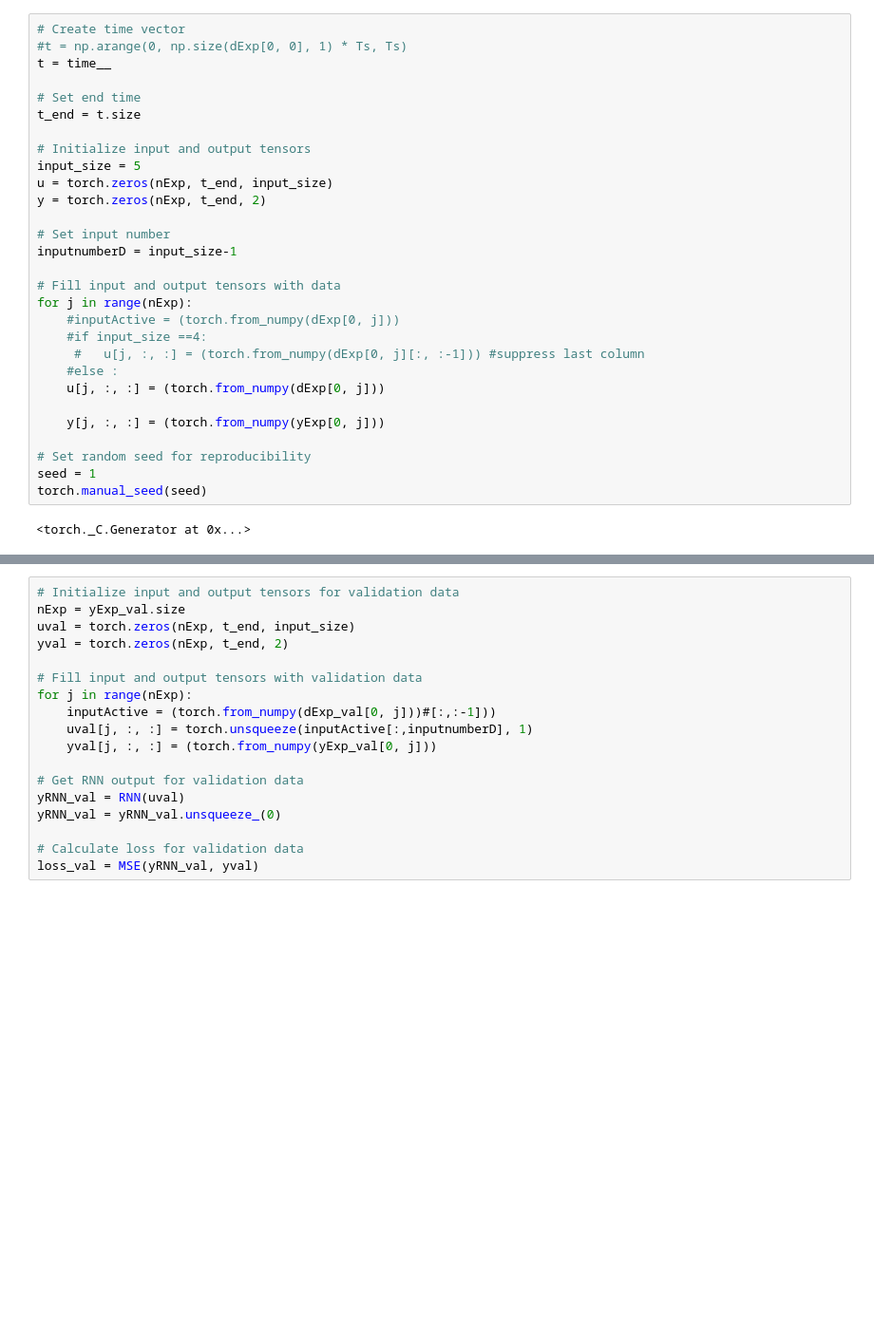
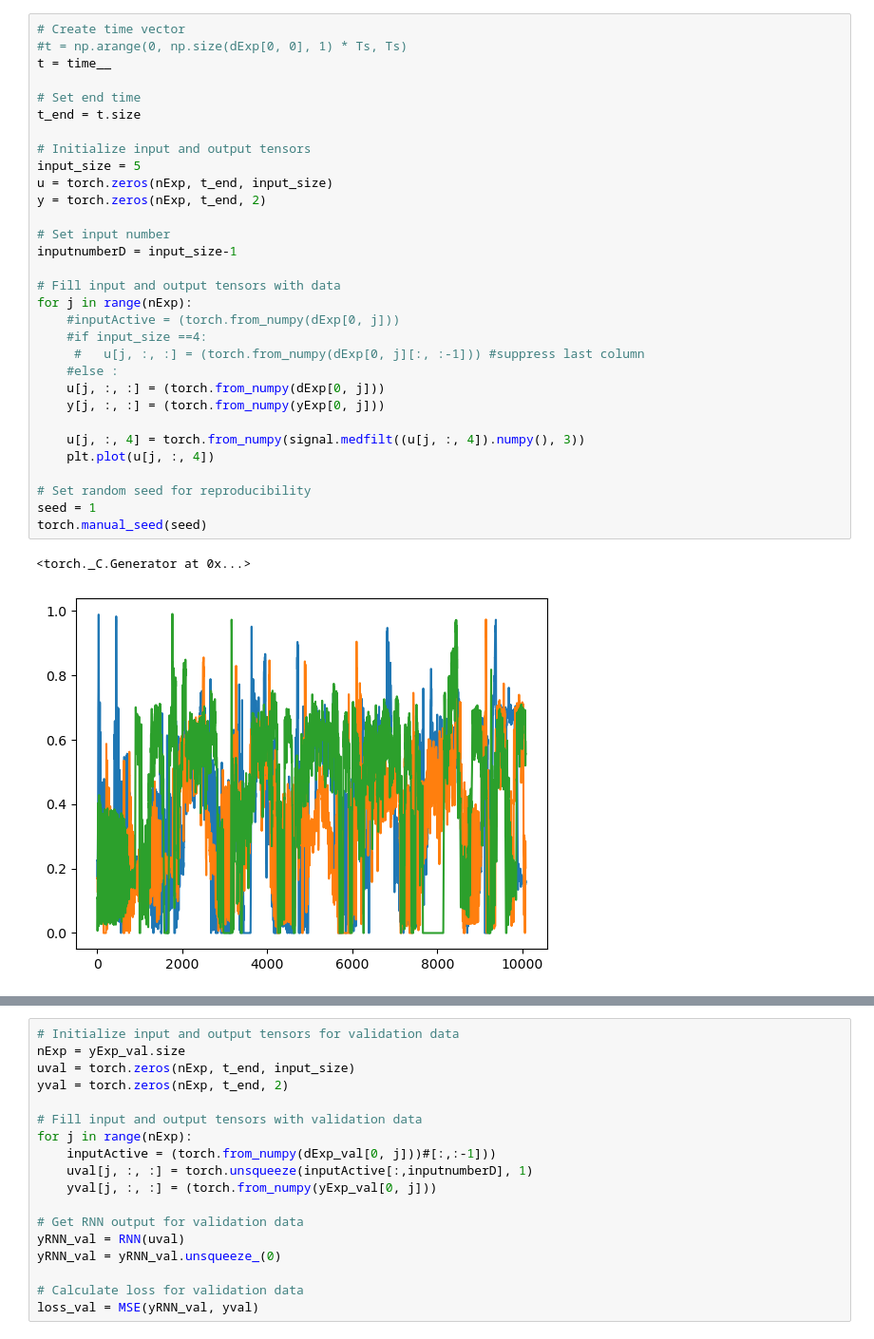
Before and after one commit to adepinel/SysID_project, a Jupyter notebook: SysID_RNN_modif/notebook1RNN.ipynb, the cells around one changed output, grey strips where cells are left out. Shown at 95% size. Saved outputs shown, nothing was run; the diff lists cells and outputs as text; blank space fills up the shorter version.

```diff
--- a/SysID_RNN_modif/notebook1RNN.ipynb
+++ b/SysID_RNN_modif/notebook1RNN.ipynb
@@ -31,34 +33,37 @@ nExp = yExp.size
 # %%
 # Create time vector
 #t = np.arange(0, np.size(dExp[0, 0], 1) * Ts, Ts)
 t = time__
 
 # Set end time
 t_end = t.size
 
 # Initialize input and output tensors
 input_size = 5
 u = torch.zeros(nExp, t_end, input_size)
 y = torch.zeros(nExp, t_end, 2)
 
 # Set input number
 inputnumberD = input_size-1
 
 # Fill input and output tensors with data
 for j in range(nExp):
     #inputActive = (torch.from_numpy(dExp[0, j]))
     #if input_size ==4:
      #   u[j, :, :] = (torch.from_numpy(dExp[0, j][:, :-1])) #suppress last column
     #else :
     u[j, :, :] = (torch.from_numpy(dExp[0, j]))
+    y[j, :, :] = (torch.from_numpy(yExp[0, j]))
 
-    y[j, :, :] = (torch.from_numpy(yExp[0, j]))
+    u[j, :, 4] = torch.from_numpy(signal.medfilt((u[j, :, 4]).numpy(), 3))
+    plt.plot(u[j, :, 4])
 
 # Set random seed for reproducibility
 seed = 1
 torch.manual_seed(seed)
 # %% [output]
 <torch._C.Generator at 0x...>
+[figure, added]
 # %%
 #Set dimensions for RNN layers
 idd = input_size
```
Also changed, not shown: parts of 5 cells of this notebook, 1 other file.
